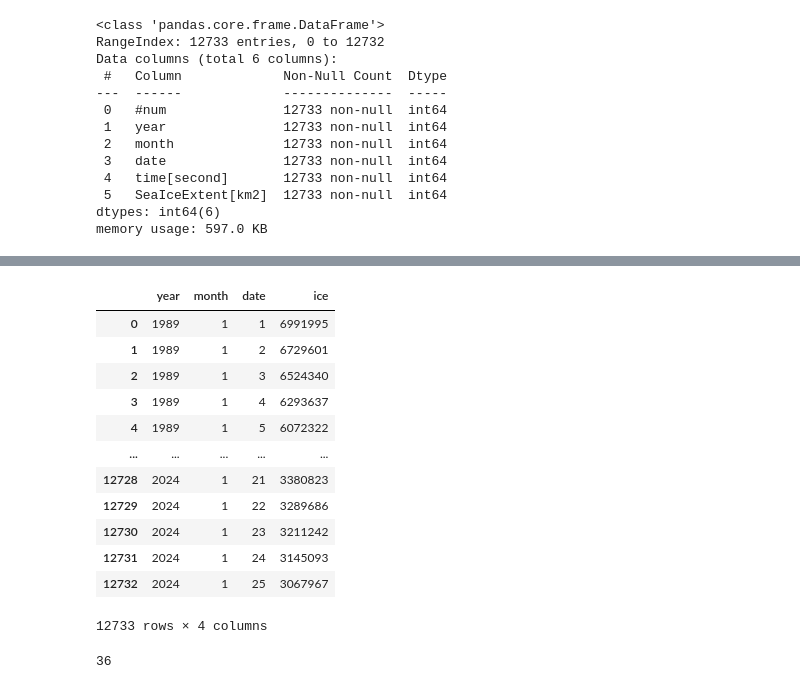
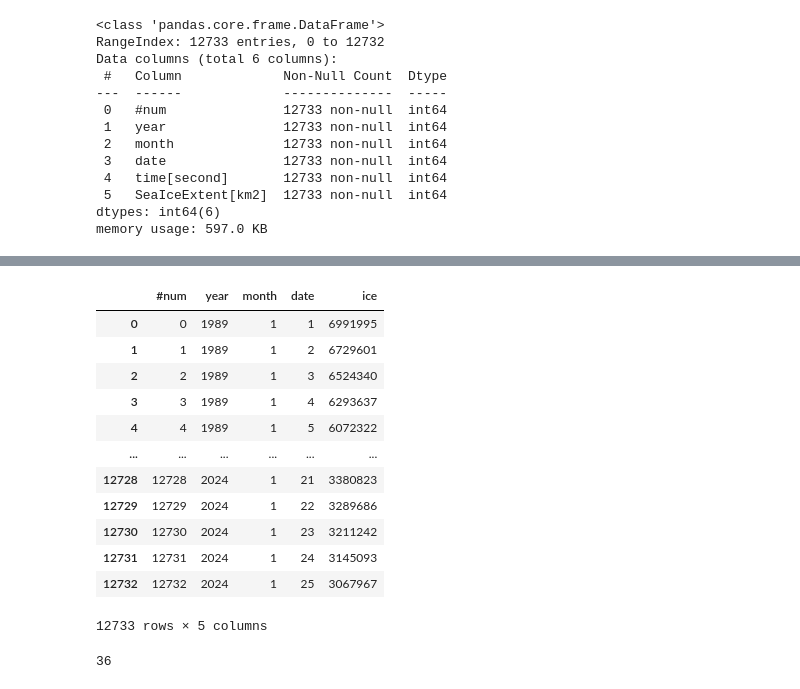
Before and after one commit to dilancroos/ice_extent, a Jupyter notebook: sea_ice.ipynb, the cells around one changed output, grey strips where cells are left out. Cells and saved outputs as stored; diff of their text form; code cells hidden in the pictures.

```diff
--- a/sea_ice.ipynb
+++ b/sea_ice.ipynb
@@ -5,4 +5,4 @@ import matplotlib.pyplot as plt
 import seaborn as sns
 sns.set()
 # %%
-antarctic =  pd.read_csv('antarctic.csv')
+antarctic =  pd.read_csv('Datasets/antarctic.csv')
@@ -43,25 +89,25 @@ arctic
 # %%
 antarctic = (antarctic
-             .drop(['time[second]','#num'], axis=1)
+             .drop(['time[second]'], axis=1)
              .rename(columns={'SeaIceExtent[km2]':'ice'})
              )
 
 
 antarctic
 # %% [output]
-|  | year | month | date | ice |
-| 0 | 1989 | 1 | 1 | 6991995 |
-| 1 | 1989 | 1 | 2 | 6729601 |
-| 2 | 1989 | 1 | 3 | 6524340 |
-| 3 | 1989 | 1 | 4 | 6293637 |
-| 4 | 1989 | 1 | 5 | 6072322 |
-| ... | ... | ... | ... | ... |
-| 12728 | 2024 | 1 | 21 | 3380823 |
-| 12729 | 2024 | 1 | 22 | 3289686 |
-| 12730 | 2024 | 1 | 23 | 3211242 |
-| 12731 | 2024 | 1 | 24 | 3145093 |
-| 12732 | 2024 | 1 | 25 | 3067967 |
+|  | #num | year | month | date | ice |
+| 0 | 0 | 1989 | 1 | 1 | 6991995 |
+| 1 | 1 | 1989 | 1 | 2 | 6729601 |
+| 2 | 2 | 1989 | 1 | 3 | 6524340 |
+| 3 | 3 | 1989 | 1 | 4 | 6293637 |
+| 4 | 4 | 1989 | 1 | 5 | 6072322 |
+| ... | ... | ... | ... | ... | ... |
+| 12728 | 12728 | 2024 | 1 | 21 | 3380823 |
+| 12729 | 12729 | 2024 | 1 | 22 | 3289686 |
+| 12730 | 12730 | 2024 | 1 | 23 | 3211242 |
+| 12731 | 12731 | 2024 | 1 | 24 | 3145093 |
+| 12732 | 12732 | 2024 | 1 | 25 | 3067967 |
-12733 rows × 4 columns
+12733 rows × 5 columns
 # %%
 df2 = antarctic.groupby('year')
 list1= []
```
Also changed, not shown: parts of 10 cells of this notebook.
